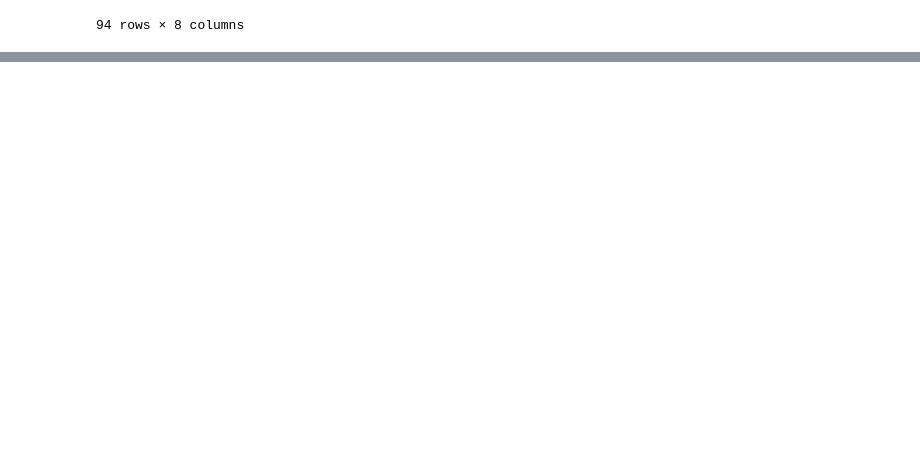
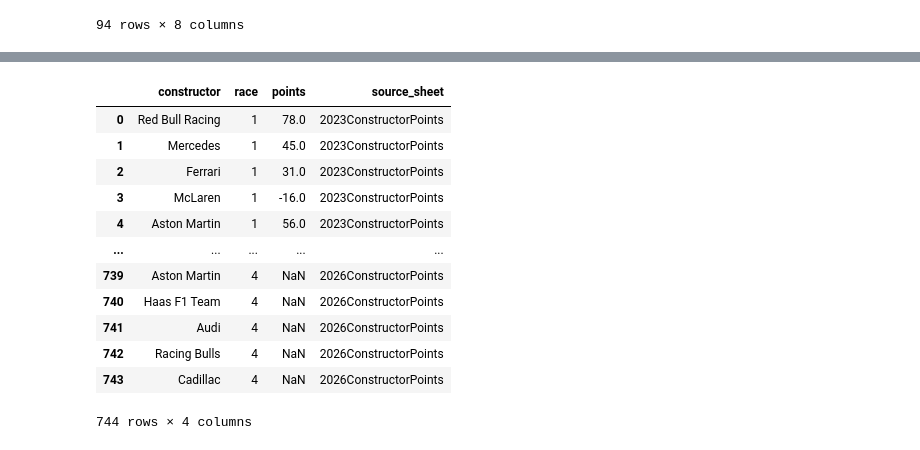
Before and after one commit to jguptil1/F1Fantasy, a Jupyter notebook: src/ingestion/database_testing.ipynb, the cells around one changed output, grey strips where cells are left out. Saved outputs shown, nothing was run; the diff lists cells and outputs as text; code cells hidden in the pictures; blank space fills up the shorter version.

```diff
--- a/src/ingestion/database_testing.ipynb
+++ b/src/ingestion/database_testing.ipynb
@@ -339,0 +439,24 @@ staged_meetings
+# %%
+def read_raw_constructor_points():
+    with duckdb.connect(DATABASE_PATH, read_only=True) as con:
+        result = con.execute("SELECT * FROM raw_constructor_points_table").df()
+
+    return result
+
+
+raw_constructor_points = read_raw_constructor_points()
+raw_constructor_points
+# %% [output]
+|  | constructor | race | points | source_sheet |
+| 0 | Red Bull Racing | 1 | 78.0 | 2023ConstructorPoints |
+| 1 | Mercedes | 1 | 45.0 | 2023ConstructorPoints |
+| 2 | Ferrari | 1 | 31.0 | 2023ConstructorPoints |
+| 3 | McLaren | 1 | -16.0 | 2023ConstructorPoints |
+| 4 | Aston Martin | 1 | 56.0 | 2023ConstructorPoints |
+| ... | ... | ... | ... | ... |
+| 739 | Aston Martin | 4 | NaN | 2026ConstructorPoints |
+| 740 | Haas F1 Team | 4 | NaN | 2026ConstructorPoints |
+| 741 | Audi | 4 | NaN | 2026ConstructorPoints |
+| 742 | Racing Bulls | 4 | NaN | 2026ConstructorPoints |
+| 743 | Cadillac | 4 | NaN | 2026ConstructorPoints |
+744 rows × 4 columns
```
Also changed, not shown: parts of 10 cells of this notebook, 4 other files.
